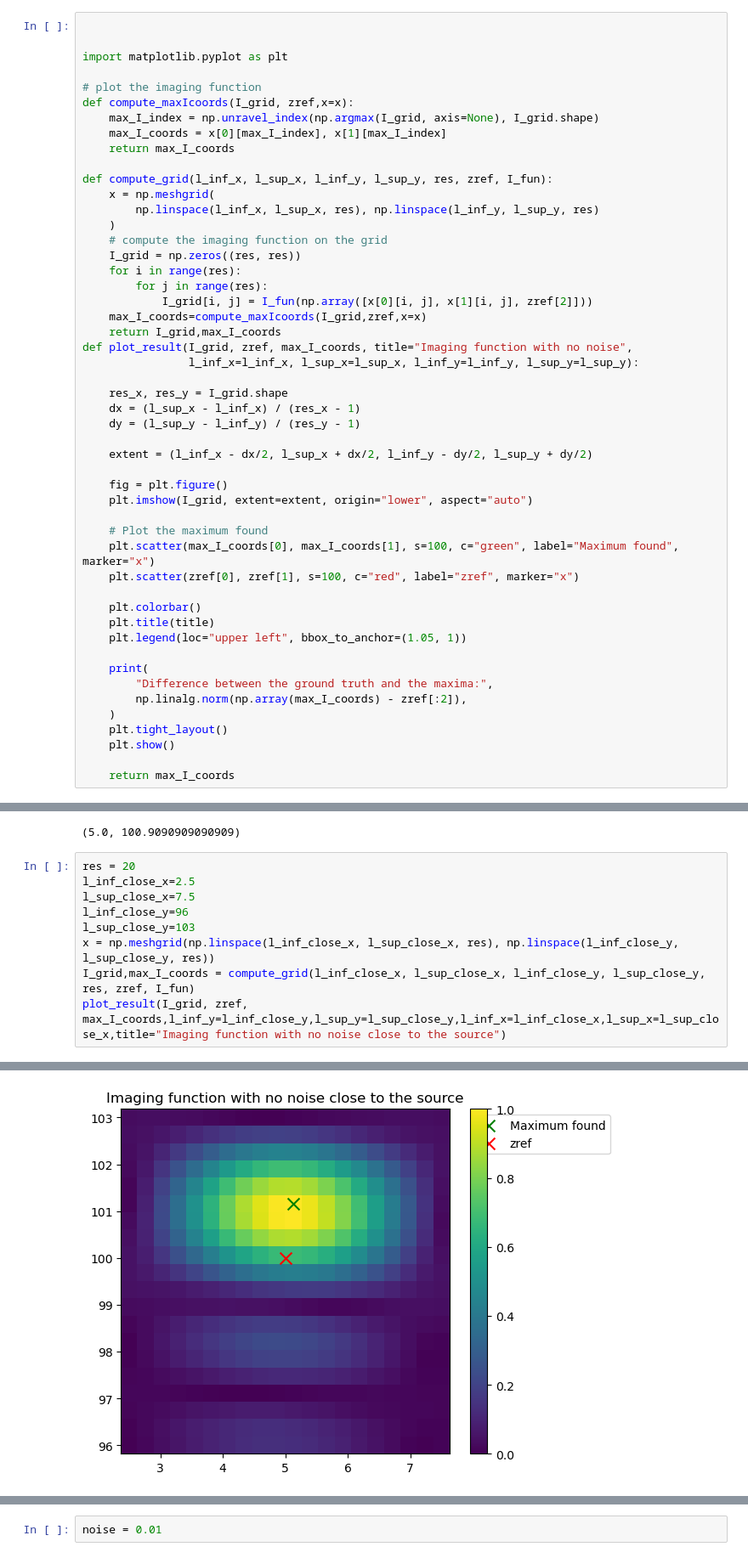
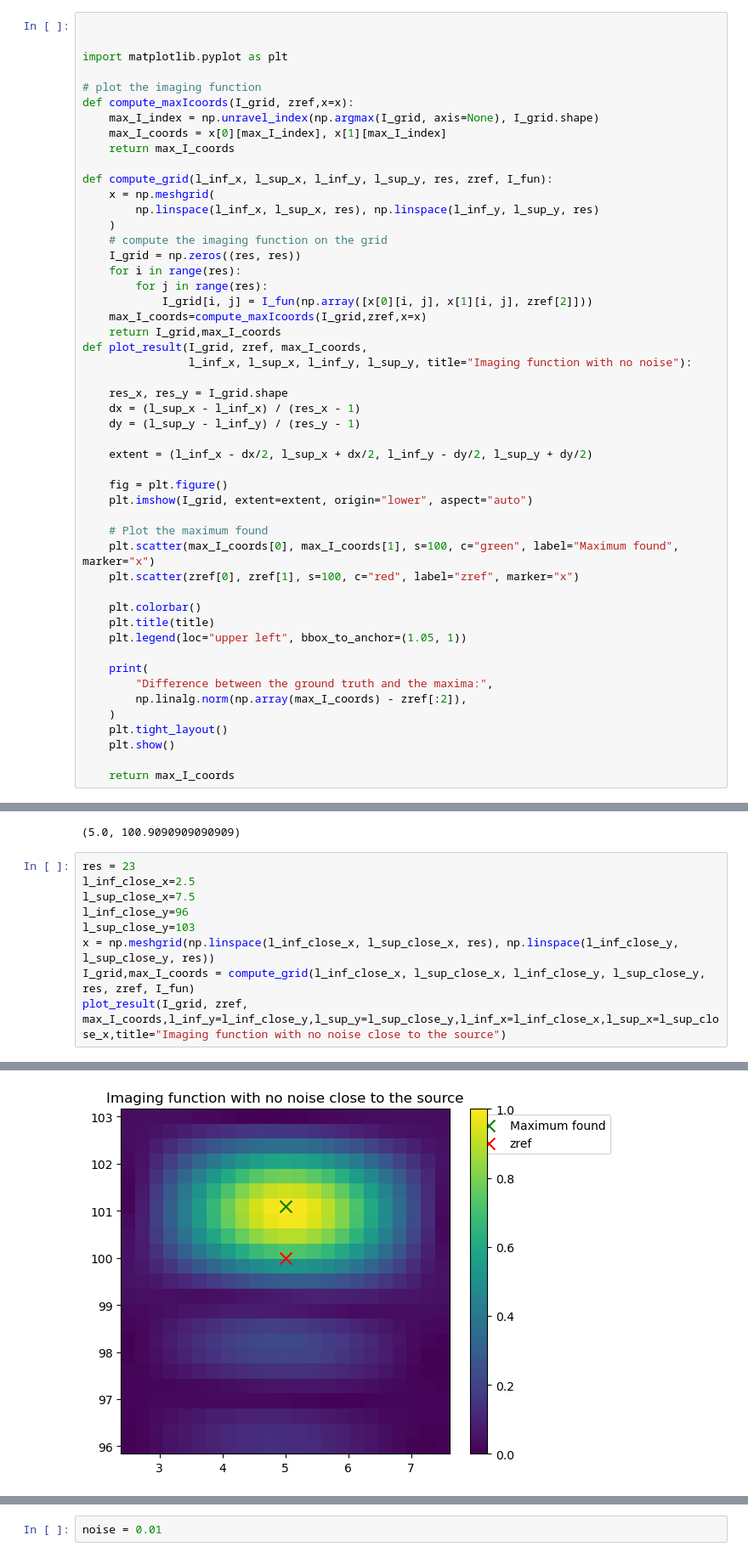
Before and after one commit to gardiens/Inverse_Problem, a Jupyter notebook: clean_versiontorun.ipynb, the cells around one changed output, grey strips where cells are left out. Shown at 85% size. Saved outputs shown, nothing was run; the diff lists cells and outputs as text.

```diff
--- a/clean_versiontorun.ipynb
+++ b/clean_versiontorun.ipynb
@@ -165,8 +171,8 @@ def compute_grid(l_inf_x, l_sup_x, l_inf_y, l_sup_y, res, zref, I_fun):
             I_grid[i, j] = I_fun(np.array([x[0][i, j], x[1][i, j], zref[2]]))
     max_I_coords=compute_maxIcoords(I_grid,zref,x=x)
     return I_grid,max_I_coords
-def plot_result(I_grid, zref, max_I_coords, title="Imaging function with no noise",
-                l_inf_x=l_inf_x, l_sup_x=l_sup_x, l_inf_y=l_inf_y, l_sup_y=l_sup_y):
+def plot_result(I_grid, zref, max_I_coords,
+                l_inf_x, l_sup_x, l_inf_y, l_sup_y, title="Imaging function with no noise"):
 
     res_x, res_y = I_grid.shape
     dx = (l_sup_x - l_inf_x) / (res_x - 1)
@@ -216,7 +222,7 @@ Difference between the ground truth and the maxima: 0.9090909090909065
 [figure]
 (5.0, 100.9090909090909)
 # %%
-res = 20
+res = 23
 l_inf_close_x=2.5
 l_sup_close_x=7.5
 l_inf_close_y=96
@@ -229 +235 @@ Difference between the ground truth and the maxima: 1.1653468329202428
-[figure, old version]
+[figure, new version]
```
Also changed, not shown: parts of 39 cells of this notebook.
